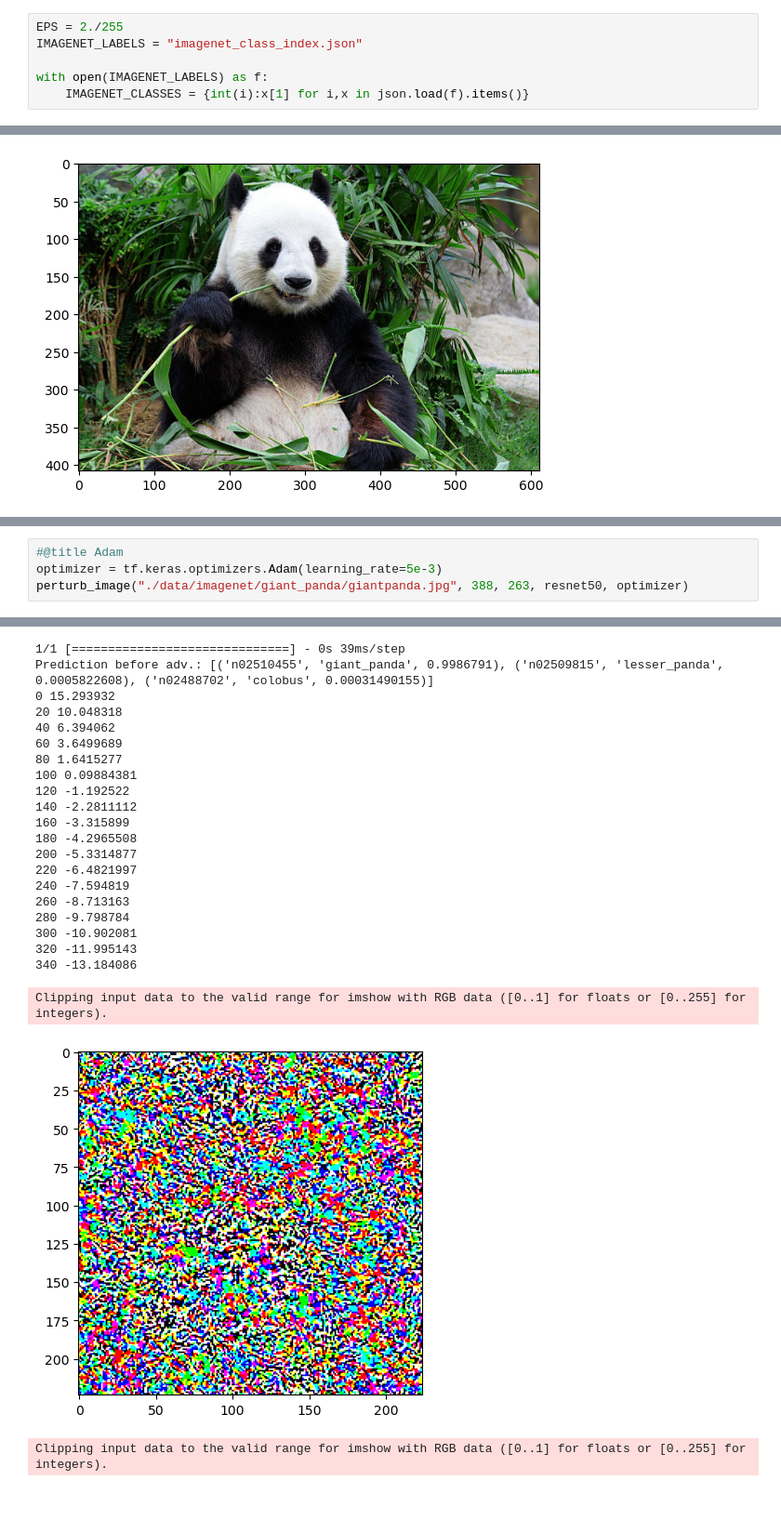
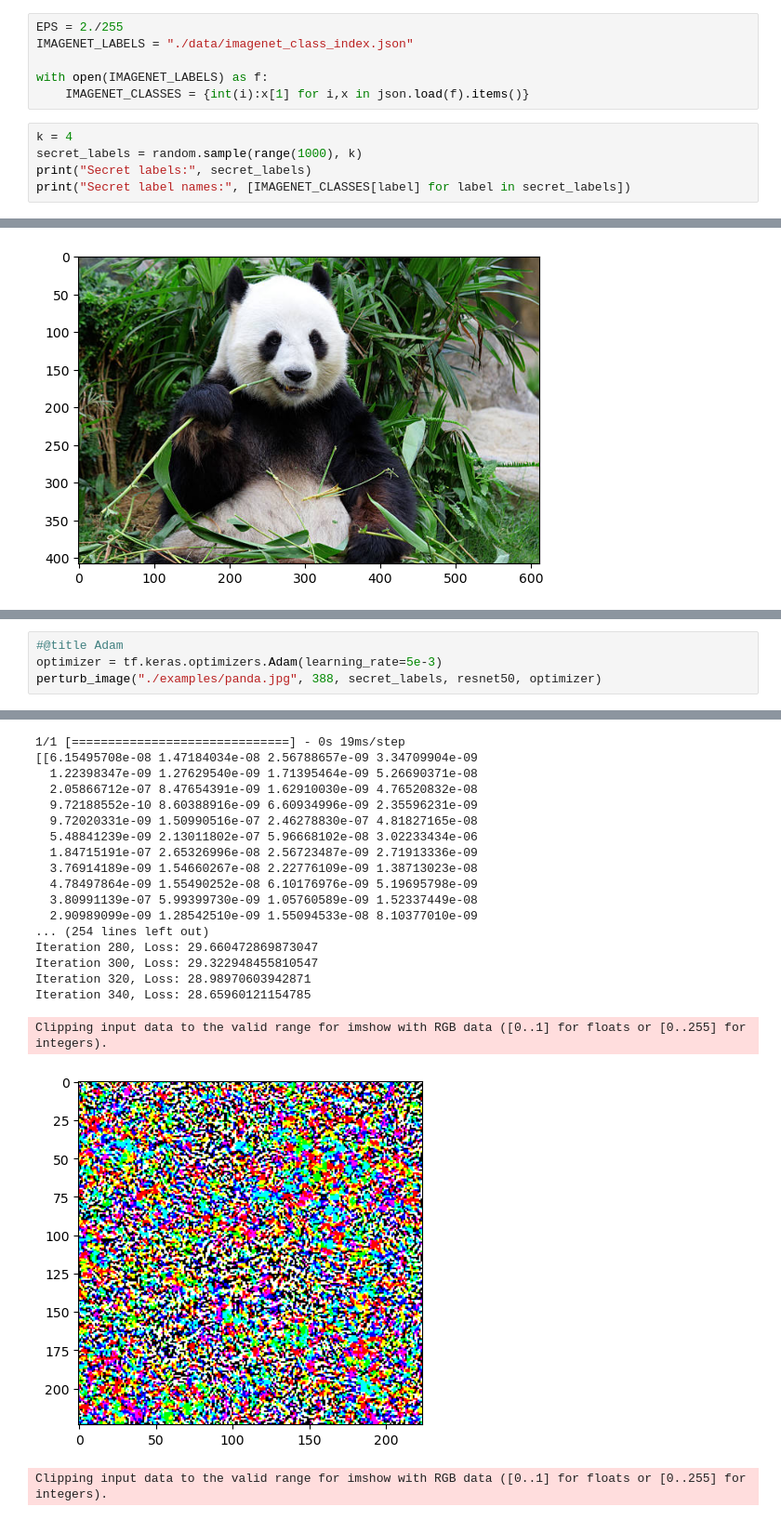
Before and after one commit to ndxdxd/Capstone-Q2, a Jupyter notebook: demo.ipynb, the cells around one changed output, grey strips where cells are left out. Shown at 93% size. Drawn from its saved outputs; the diff is of its cells as text.

```diff
--- a/corgi_watermark.ipynb
+++ b/demo.ipynb
@@ -21,6 +19,11 @@ TensorFlow version:  2.15.0
 # %%
 EPS = 2./255
-IMAGENET_LABELS = "imagenet_class_index.json"
+IMAGENET_LABELS = "./data/imagenet_class_index.json"
 
 with open(IMAGENET_LABELS) as f:
     IMAGENET_CLASSES = {int(i):x[1] for i,x in json.load(f).items()}
+# %%
+k = 4
+secret_labels = random.sample(range(1000), k)
+print("Secret labels:", secret_labels)
+print("Secret label names:", [IMAGENET_CLASSES[label] for label in secret_labels])
@@ -124,30 +185,27 @@ def perturb_image(image_path, true, target, model, optimizer):
 # %%
 #@title Adam
 optimizer = tf.keras.optimizers.Adam(learning_rate=5e-3)
-perturb_image("./data/imagenet/giant_panda/giantpanda.jpg", 388, 263, resnet50, optimizer)
+perturb_image("./examples/panda.jpg", 388, secret_labels, resnet50, optimizer)
 # %% [output]
 [figure]
-1/1 [==============================] - 0s 39ms/step
-Prediction before adv.: [('n02510455', 'giant_panda', 0.9986791), ('n02509815', 'lesser_panda', 0.0005822608), ('n02488702', 'colobus', 0.00031490155)]
-0 15.293932
-20 10.048318
-40 6.394062
-60 3.6499689
-80 1.6415277
-100 0.09884381
-120 -1.192522
-140 -2.2811112
-160 -3.315899
-180 -4.2965508
-200 -5.3314877
-220 -6.4821997
-240 -7.594819
-260 -8.713163
-280 -9.798784
-300 -10.902081
-320 -11.995143
-340 -13.184086
+1/1 [==============================] - 0s 19ms/step
+[[6.15495708e-08 1.47184034e-08 2.56788657e-09 3.34709904e-09
+  1.22398347e-09 1.27629540e-09 1.71395464e-09 5.26690371e-08
+  2.05866712e-07 8.47654391e-09 1.62910030e-09 4.76520832e-08
+  9.72188552e-10 8.60388916e-09 6.60934996e-09 2.35596231e-09
+  9.72020331e-09 1.50990516e-07 2.46278830e-07 4.81827165e-08
+  5.48841239e-09 2.13011802e-07 5.96668102e-08 3.02233434e-06
+  1.84715191e-07 2.65326996e-08 2.56723487e-09 2.71913336e-09
+  3.76914189e-09 1.54660267e-08 2.22776109e-09 1.38713023e-08
+  4.78497864e-09 1.55490252e-08 6.10176976e-09 5.19695798e-09
+  3.80991139e-07 5.99399730e-09 1.05760589e-09 1.52337449e-08
+  2.90989099e-09 1.28542510e-09 1.55094533e-08 8.10377010e-09
+... (254 lines left out)
+Iteration 280, Loss: 29.660472869873047
+Iteration 300, Loss: 29.322948455810547
+Iteration 320, Loss: 28.98970603942871
+Iteration 340, Loss: 28.65960121154785
 Clipping input data to the valid range for imshow with RGB data ([0..1] for floats or [0..255] for integers).
-[figure, old version]
+[figure, new version]
 Clipping input data to the valid range for imshow with RGB data ([0..1] for floats or [0..255] for integers).
 [figure]
```
Also changed, not shown: parts of 6 cells of this notebook, 29 other files.
